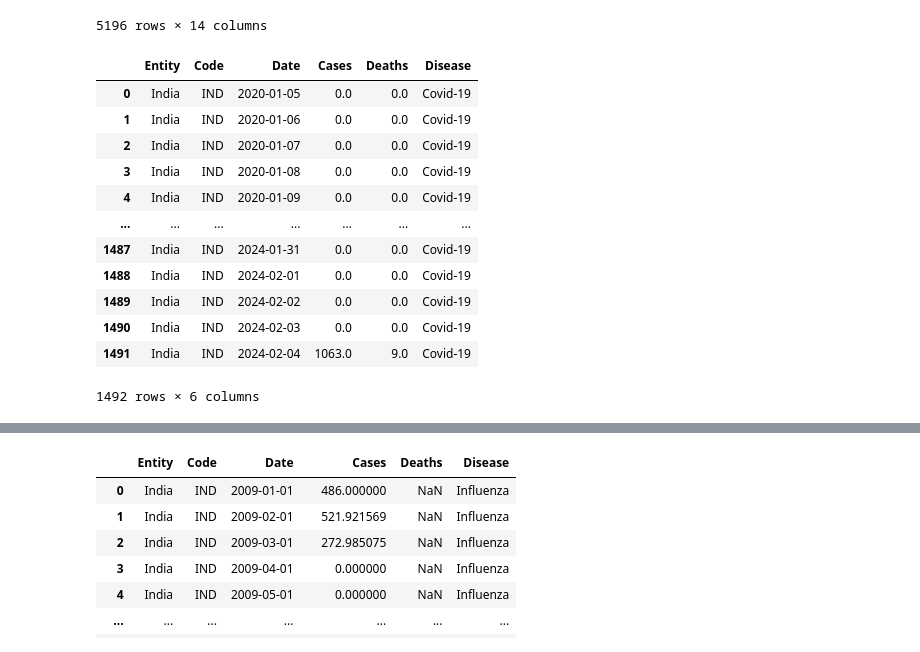
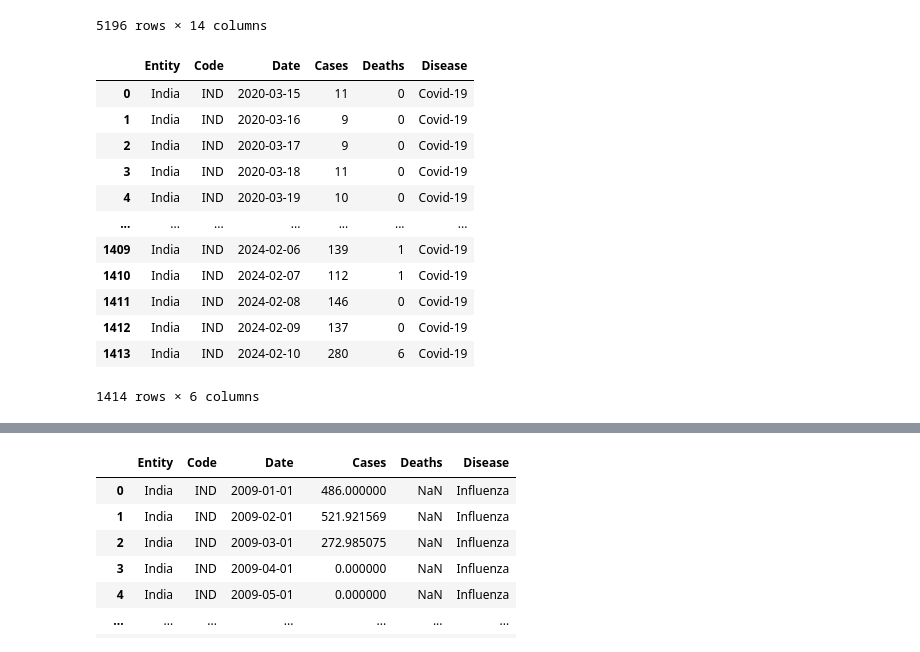
Before and after one commit to Chaitya0623/IPD_Medledger, a Jupyter notebook: Dataset/Diseases/daily.ipynb, the cells around one changed output, grey strips where cells are left out. Saved outputs shown, nothing was run; the diff lists cells and outputs as text; code cells hidden in the pictures.

```diff
--- a/Dataset/Diseases/daily.ipynb
+++ b/Dataset/Diseases/daily.ipynb
@@ -20,26 +20,59 @@ df
 | 5194 | 2024-02-22 | 19.066194 | 66.31914894 | Haze | 5.127660 | ... |
 | 5195 | 2024-02-23 | 17.141204 | 62.85416667 | Haze | 5.083333 | ... |
 5196 rows × 14 columns
+# %%
+def distribute_cases_deaths_weekly(df):
+    result = []
+    for _, row in df.iterrows():
+        total_cases = row['Cases']
+        total_deaths = row['Deaths']
+        days_in_week = 7
+        average_cases = total_cases/days_in_week
+        average_deaths = total_deaths/days_in_week
+        daily_cases = np.random.randint(0.7*average_cases, high=1.3*average_cases+1, size=days_in_week)
+        daily_cases[-1] += total_cases - daily_cases.sum()
+        daily_deaths = np.random.randint(0.7*average_deaths, high=1.3*average_deaths+1, size=days_in_week)
+        daily_deaths[-1] += total_deaths - daily_deaths.sum()
+
+        if daily_cases[-1] < 0:
+            daily_cases[-1] *= -1
+        if daily_deaths[-1] < 0:
+            daily_deaths[-1] *= -1
+
+        for i, (cases, deaths) in enumerate(zip(daily_cases, daily_deaths)):
+            result.append({
+                'Entity': row['Entity'],
+                'Code': row['Code'],
+                'Date': row['Date'] + pd.DateOffset(days=i),
+                'Cases': cases,
+                'Deaths': deaths,
+                'Disease': row['Disease']
+            })
+
+    return pd.DataFrame(result)
 # %%
 covid = pd.read_csv('daily-covid-cases-deaths.csv')
 covid = covid[covid['Entity'] == 'India']
 covid.reset_index(inplace=True)
 covid.drop(columns=['index'], inplace=True)
 covid['Disease'] = 'Covid-19'
 covid.rename(columns={'Daily new confirmed cases of COVID-19': 'Cases', 'Daily new confirmed deaths due to COVID-19': 'Deaths', 'Day': 'Date'}, inplace=True)
 covid['Date'] = pd.to_datetime(covid['Date'])
+covid = covid[covid['Cases'] != 0]
+covid = covid[covid['Deaths'] != 0]
+covid = distribute_cases_deaths_weekly(covid)
 covid
 # %% [output]
 |  | Entity | Code | Date | Cases | Deaths | Disease |
-| 0 | India | IND | 2020-01-05 | 0.0 | 0.0 | Covid-19 |
-| 1 | India | IND | 2020-01-06 | 0.0 | 0.0 | Covid-19 |
-| 2 | India | IND | 2020-01-07 | 0.0 | 0.0 | Covid-19 |
-| 3 | India | IND | 2020-01-08 | 0.0 | 0.0 | Covid-19 |
-| 4 | India | IND | 2020-01-09 | 0.0 | 0.0 | Covid-19 |
+| 0 | India | IND | 2020-03-15 | 11 | 0 | Covid-19 |
+| 1 | India | IND | 2020-03-16 | 9 | 0 | Covid-19 |
+| 2 | India | IND | 2020-03-17 | 9 | 0 | Covid-19 |
+| 3 | India | IND | 2020-03-18 | 11 | 0 | Covid-19 |
+| 4 | India | IND | 2020-03-19 | 10 | 0 | Covid-19 |
 | ... | ... | ... | ... | ... | ... | ... |
-| 1487 | India | IND | 2024-01-31 | 0.0 | 0.0 | Covid-19 |
-| 1488 | India | IND | 2024-02-01 | 0.0 | 0.0 | Covid-19 |
-| 1489 | India | IND | 2024-02-02 | 0.0 | 0.0 | Covid-19 |
-| 1490 | India | IND | 2024-02-03 | 0.0 | 0.0 | Covid-19 |
-| 1491 | India | IND | 2024-02-04 | 1063.0 | 9.0 | Covid-19 |
+| 1409 | India | IND | 2024-02-06 | 139 | 1 | Covid-19 |
+| 1410 | India | IND | 2024-02-07 | 112 | 1 | Covid-19 |
+| 1411 | India | IND | 2024-02-08 | 146 | 0 | Covid-19 |
+| 1412 | India | IND | 2024-02-09 | 137 | 0 | Covid-19 |
+| 1413 | India | IND | 2024-02-10 | 280 | 6 | Covid-19 |
-1492 rows × 6 columns
+1414 rows × 6 columns
```
Also changed, not shown: parts of 23 cells of this notebook, 11 other files.
